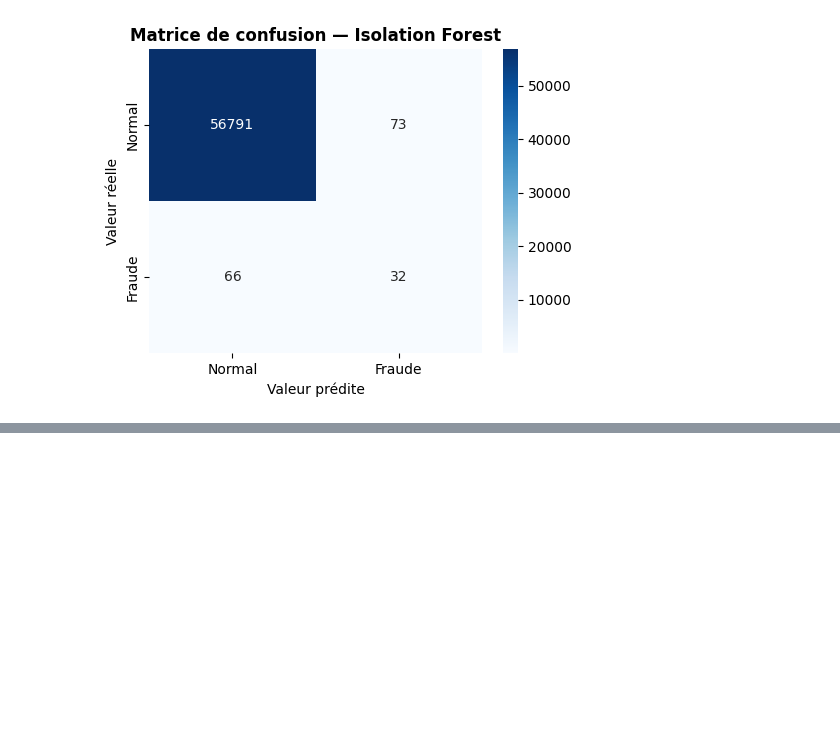
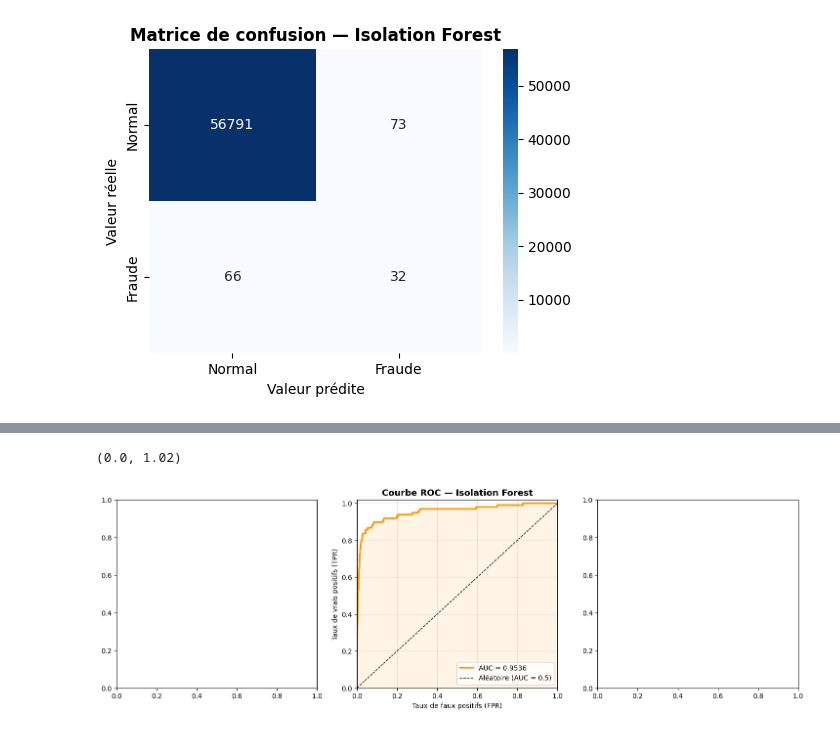
Before and after one commit to patricisto1-arch/Projet-de-fin-d-ann-e-L2, a Jupyter notebook: notebooks/notebook_PF.ipynb, the cells around one changed output, grey strips where cells are left out. Drawn from its saved outputs; the diff is of its cells as text; code cells hidden in the pictures; blank space fills up the shorter version.

```diff
--- a/notebooks/notebook_PF.ipynb
+++ b/notebooks/notebook_PF.ipynb
@@ -962,0 +970,22 @@ AUC-ROC : 0.9536
+# %%
+# ── Courbe ROC — Isolation Forest ──────────────────────────
+fig, axes = plt.subplots(1, 3, figsize=(18, 5))
+
+fpr_iso, tpr_iso, _ = roc_curve(y_test, y_score_iso)
+auc_iso = roc_auc_score(y_test, y_score_iso)
+
+axes[1].plot(fpr_iso, tpr_iso, color='#FF9800', linewidth=2.5,
+             label=f'AUC = {auc_iso:.4f}')
+axes[1].fill_between(fpr_iso, tpr_iso, alpha=0.1, color='#FF9800')
+axes[1].plot([0,1], [0,1], 'k--', linewidth=1, label='Aléatoire (AUC = 0.5)')
+axes[1].set_title('Courbe ROC — Isolation Forest',
+                   fontsize=13, fontweight='bold')
+axes[1].set_xlabel('Taux de faux positifs (FPR)')
+axes[1].set_ylabel('Taux de vrais positifs (TPR)')
+axes[1].legend(loc='lower right')
+axes[1].grid(alpha=0.3)
+axes[1].set_xlim([0, 1])
+axes[1].set_ylim([0, 1.02])
+# %% [output]
+(0.0, 1.02)
+[figure, added]
```
Also changed, not shown: parts of 36 cells of this notebook, 1 other file.
